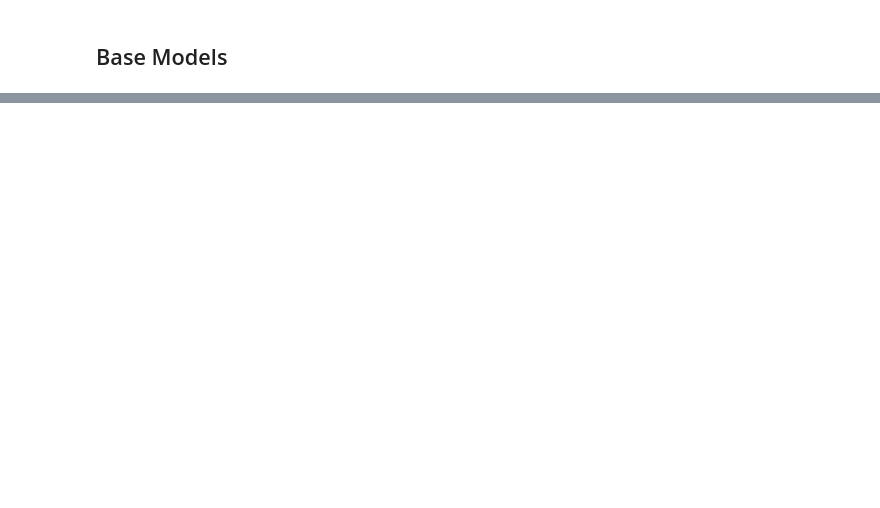
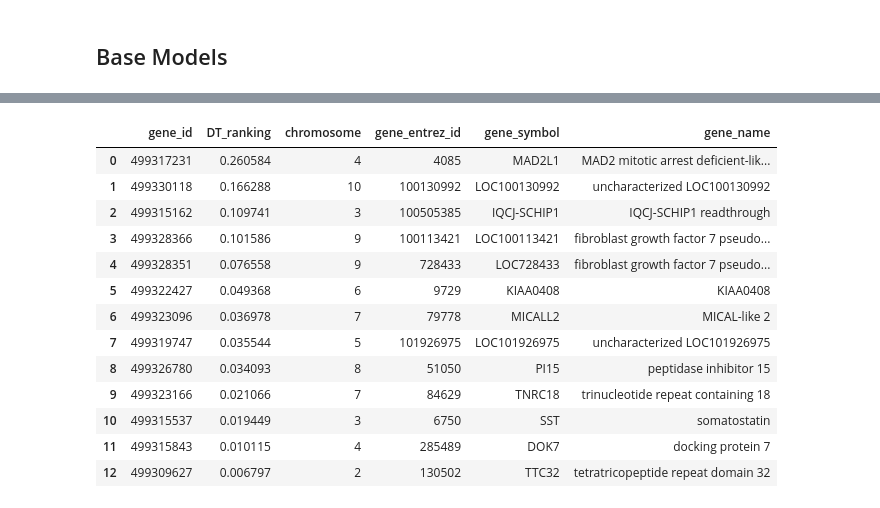
Before and after one commit to clmangham/aging_dementia_tbi, a Jupyter notebook: notebooks/ML_binary_classification.ipynb, the cells around one changed output, grey strips where cells are left out. Saved outputs shown, nothing was run; the diff lists cells and outputs as text; code cells hidden in the pictures; blank space fills up the shorter version.

```diff
--- a/notebooks/ML_binary_classification.ipynb
+++ b/notebooks/ML_binary_classification.ipynb
@@ -382,0 +436,30 @@ print(selector.ranking_)
+# %%
+#Top genes
+# support_ids = X_train.columns[selector.support_].to_list()
+support_ranking = saved_models['DT'].feature_importances_[selector.support_]
+
+gene_ids_ranking = (
+pd.DataFrame.from_dict({k:v for k,v in zip(support_ids, support_ranking)}, orient = 'index', columns= ['DT_ranking'])
+.rename_axis('gene_id')
+.reset_index()
+.sort_values(by='DT_ranking', ascending= False)
+)
+# %%
+gene_data_with_ranking = gene_ids_ranking.merge(gene_data, on='gene_id')
+gene_data_with_ranking = gene_data_with_ranking[gene_data_with_ranking['DT_ranking'] > 0]
+gene_data_with_ranking
+# %% [output]
+|  | gene_id | DT_ranking | chromosome | gene_entrez_id | gene_symbol | gene_name |
+| 0 | 499317231 | 0.260584 | 4 | 4085 | MAD2L1 | MAD2 mitotic arrest deficient-lik... |
+| 1 | 499330118 | 0.166288 | 10 | 100130992 | LOC100130992 | uncharacterized LOC100130992 |
+| 2 | 499315162 | 0.109741 | 3 | 100505385 | IQCJ-SCHIP1 | IQCJ-SCHIP1 readthrough |
+| 3 | 499328366 | 0.101586 | 9 | 100113421 | LOC100113421 | fibroblast growth factor 7 pseudo... |
+| 4 | 499328351 | 0.076558 | 9 | 728433 | LOC728433 | fibroblast growth factor 7 pseudo... |
+| 5 | 499322427 | 0.049368 | 6 | 9729 | KIAA0408 | KIAA0408 |
+| 6 | 499323096 | 0.036978 | 7 | 79778 | MICALL2 | MICAL-like 2 |
+| 7 | 499319747 | 0.035544 | 5 | 101926975 | LOC101926975 | uncharacterized LOC101926975 |
+| 8 | 499326780 | 0.034093 | 8 | 51050 | PI15 | peptidase inhibitor 15 |
+| 9 | 499323166 | 0.021066 | 7 | 84629 | TNRC18 | trinucleotide repeat containing 18 |
+| 10 | 499315537 | 0.019449 | 3 | 6750 | SST | somatostatin |
+| 11 | 499315843 | 0.010115 | 4 | 285489 | DOK7 | docking protein 7 |
+| 12 | 499309627 | 0.006797 | 2 | 130502 | TTC32 | tetratricopeptide repeat domain 32 |
```
Also changed, not shown: parts of 25 cells of this notebook.
